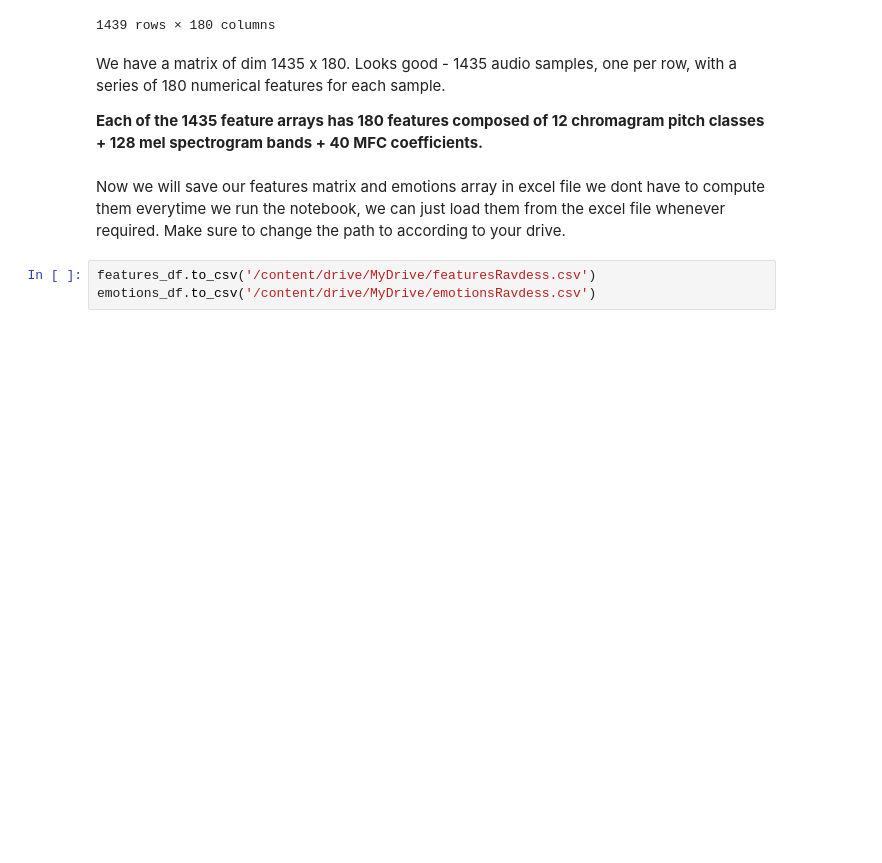
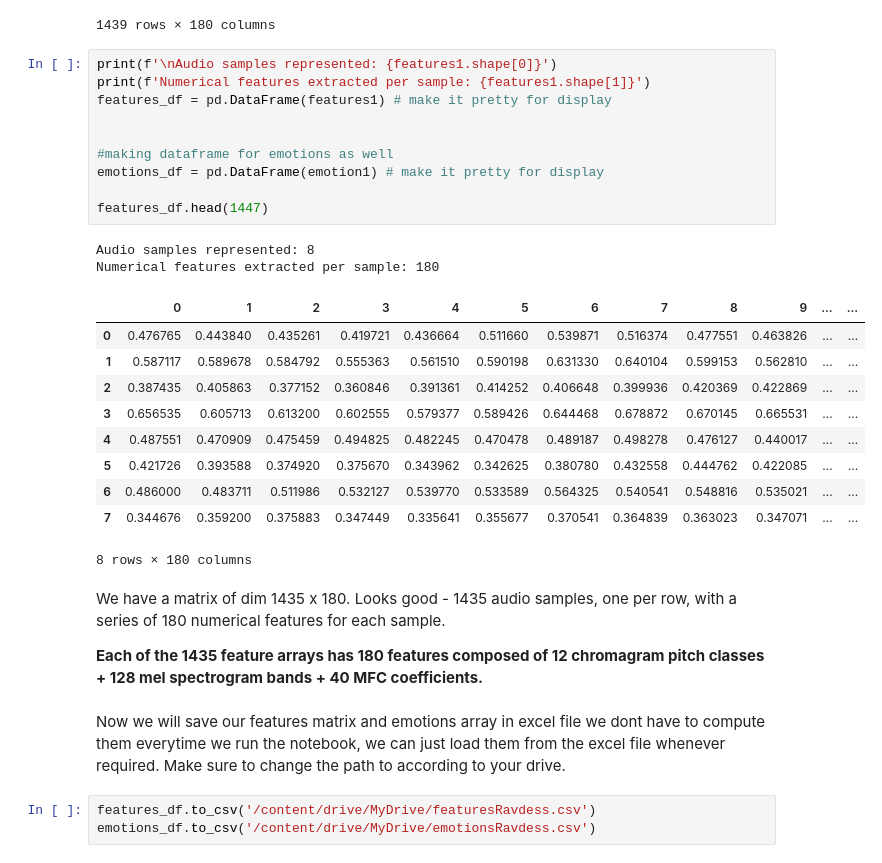
Before and after one commit to IAT-ExploringAI-2024/Week3-ClassicML, a Jupyter notebook: Week_3_MachineLearning.ipynb, the cells around one changed output. Cells and saved outputs as stored; diff of their text form; blank space fills up the shorter version.

```diff
--- a/Week_3_MachineLearning.ipynb
+++ b/Week_3_MachineLearning.ipynb
@@ -213,6 +213,29 @@ Numerical features extracted per sample: 180
 | 1437 | 0.654368 | 0.666833 | 0.690143 | 0.706435 | 0.764322 | 0.819629 | 0.804528 | 0.730142 | 0.705998 | 0.713873 | ... | ... |
 | 1438 | 0.693091 | 0.720259 | 0.756874 | 0.783778 | 0.809855 | 0.796168 | 0.761024 | 0.731421 | 0.725634 | 0.705064 | ... | ... |
 1439 rows × 180 columns
+# %%
+print(f'\nAudio samples represented: {features1.shape[0]}')
+print(f'Numerical features extracted per sample: {features1.shape[1]}')
+features_df = pd.DataFrame(features1) # make it pretty for display
+
+
+#making dataframe for emotions as well
+emotions_df = pd.DataFrame(emotion1) # make it pretty for display
+
+features_df.head(1447)
+# %% [output]
+Audio samples represented: 8
+Numerical features extracted per sample: 180
+|  | 0 | 1 | 2 | 3 | 4 | 5 | 6 | 7 | 8 | 9 | ... | ... |
+| 0 | 0.476765 | 0.443840 | 0.435261 | 0.419721 | 0.436664 | 0.511660 | 0.539871 | 0.516374 | 0.477551 | 0.463826 | ... | ... |
+| 1 | 0.587117 | 0.589678 | 0.584792 | 0.555363 | 0.561510 | 0.590198 | 0.631330 | 0.640104 | 0.599153 | 0.562810 | ... | ... |
+| 2 | 0.387435 | 0.405863 | 0.377152 | 0.360846 | 0.391361 | 0.414252 | 0.406648 | 0.399936 | 0.420369 | 0.422869 | ... | ... |
+| 3 | 0.656535 | 0.605713 | 0.613200 | 0.602555 | 0.579377 | 0.589426 | 0.644468 | 0.678872 | 0.670145 | 0.665531 | ... | ... |
+| 4 | 0.487551 | 0.470909 | 0.475459 | 0.494825 | 0.482245 | 0.470478 | 0.489187 | 0.498278 | 0.476127 | 0.440017 | ... | ... |
+| 5 | 0.421726 | 0.393588 | 0.374920 | 0.375670 | 0.343962 | 0.342625 | 0.380780 | 0.432558 | 0.444762 | 0.422085 | ... | ... |
+| 6 | 0.486000 | 0.483711 | 0.511986 | 0.532127 | 0.539770 | 0.533589 | 0.564325 | 0.540541 | 0.548816 | 0.535021 | ... | ... |
+| 7 | 0.344676 | 0.359200 | 0.375883 | 0.347449 | 0.335641 | 0.355677 | 0.370541 | 0.364839 | 0.363023 | 0.347071 | ... | ... |
+8 rows × 180 columns
 # %% [markdown]
 We have a matrix of dim 1435 x 180. Looks good - 1435 audio samples, one per row, with a series of
 180 numerical features for each sample.
```
Also changed, not shown: parts of 6 cells of this notebook.
